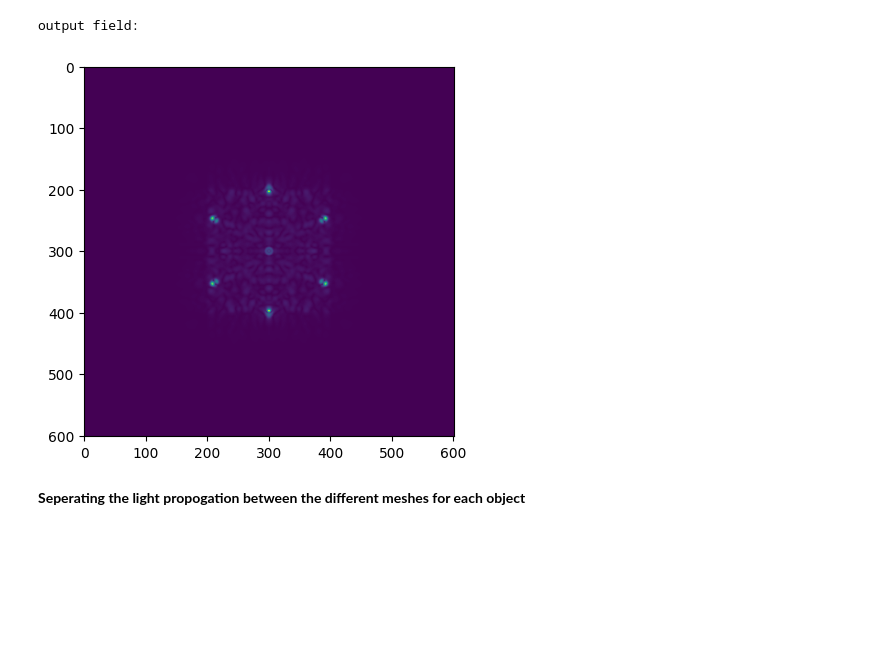
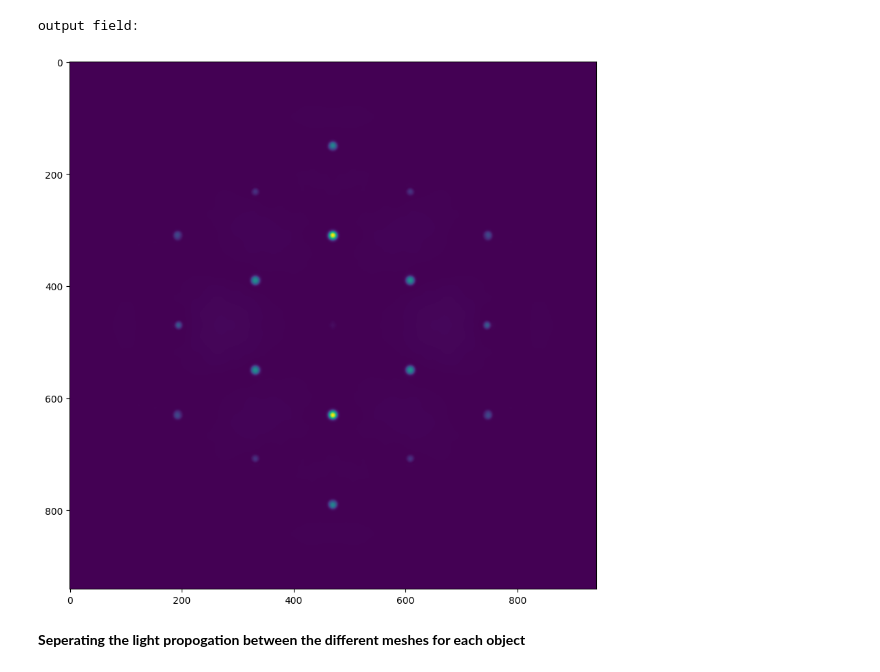
Before and after one commit to PALFA11/lightbeam, a Jupyter notebook: tutorial/19corePL_MMtoSM.ipynb, the cells around one changed output. Drawn from its saved outputs; the diff is of its cells as text; code cells hidden in the pictures; blank space fills up the shorter version.

```diff
--- a/tutorial/19corePL_MMtoSM.ipynb
+++ b/tutorial/19corePL_MMtoSM.ipynb
@@ -38,16 +41,18 @@ sm_seperation_final = 2*60 # um
 # # measurements of figure 6 c): 570, 105
 # mm_rcore = 28 # um ROUGH GUESS
 sm_offset = 100
-sm_ex = 5100
+sm_ex = 40000
 scale_func = None
+l = 2
+m = 2
 # %%
 xw = 600 #um
 yw= 600 #um
-zw = 5100 #um
-num_PML = 50 #grid units
+zw = sm_ex #um
+num_PML = 70 #grid units
 
-ds = 0.5 #um
-dz = 5 #um
+ds = 0.75 #um
+dz = 10 #um
 
 _mesh = RectMesh3D(xw,yw,zw,ds,dz,num_PML)
 _mesh.xy.plot_mesh()
@@ -104,7 +132,7 @@ import lightbeam.LPmodes as LPmodes
 from lightbeam.misc import normalize
 
 xg, yg = _mesh.xg[num_PML:-num_PML,num_PML:-num_PML],_mesh.yg[num_PML:-num_PML,num_PML:-num_PML]
-u0 = normalize(LPmodes.lpfield(xg,yg,0,1,mm_rclad,wl,nclad,njack))
+u0 = normalize(LPmodes.lpfield(xg,yg,l,m,mm_rclad,wl,nclad,njack))
 
 print("input field: ")
 plt.imshow(np.abs(u0))
@@ -129,11 +157,11 @@ KeyboardInterrupt:
 # %%
-
+fig, axs = plt.subplots(1, 1, figsize=(10,10))
 print("output field: ")
 plt.imshow(np.abs(u0))
 plt.show()
 # %% [output]
 output field:
-[figure, old version]
+[figure, new version]
 # %% [markdown]
 **Seperating the light propogation between the different meshes for each object**
 # %%
```
Also changed, not shown: parts of 9 cells of this notebook.
